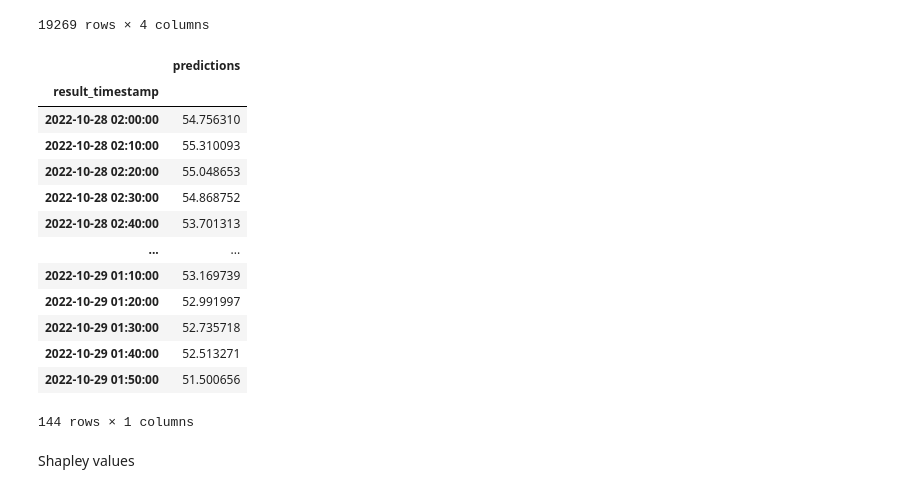
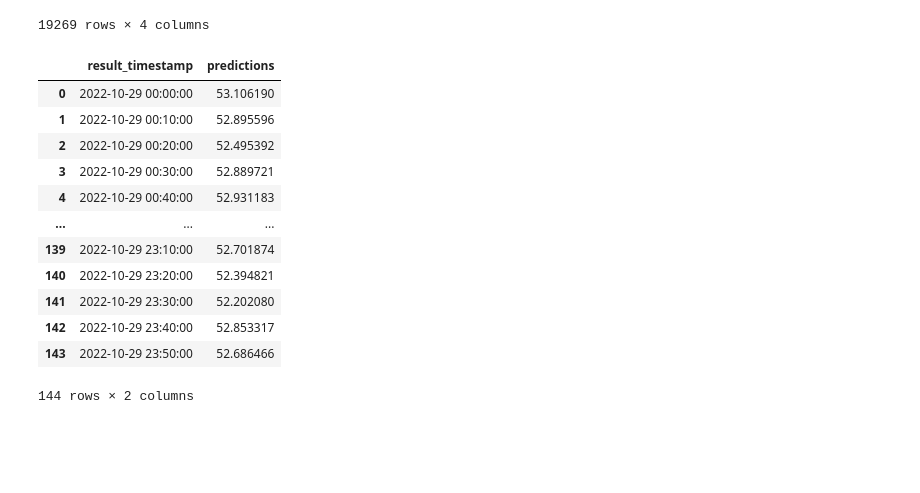
Before and after one commit to IvanaOsredek/ModernDataAnalyticsProject, a Jupyter notebook: MDA_main_notebook.ipynb, the cells around one changed output. Saved outputs shown, nothing was run; the diff lists cells and outputs as text; code cells hidden in the pictures; blank space fills up the shorter version.

Commit message:
Final model notebook

```diff
--- a/MDA_main_notebook.ipynb
+++ b/MDA_main_notebook.ipynb
@@ -329,16 +329,14 @@ Once shapley works, we should implement X_2 in cells below
 delayed_df_test, X_test, y_test = delay_noise_weather(final_df_last20)
 
 #fit best model on train and validation data
-final_pipeline.fit(X, y)
+final_pipeline.fit(X_2, y)
 
-#create predictions for test range
-best_model_predictions = final_pipeline.predict(X_test)
+#create predictions for test range, using selected features only
+X_test_2 = X_test.loc[:, selected_features]
+best_model_predictions = final_pipeline.predict(X_test_2)
 
 # Calculate the mean squared error
 mse = mean_squared_error(y_test, best_model_predictions)
-
-# Calculate the root mean squared error
-rmse = np.sqrt(mse)
-print(f"RMSE = {rmse}")
+print(f"MSE = {mse}")
 # %% [output]
 RMSE = 3.500217237737059
@@ -435,21 +428,21 @@ predictions_timestamped
 predictions_timestamped = predictions_timestamped.drop('index',axis=1)
 # %%
 averaged_pred = predictions_timestamped.groupby('result_timestamp').mean()
-averaged_pred_24h = averaged_pred.iloc[:144,]
+averaged_pred_24h = averaged_pred.iloc[132:276,]
+averaged_pred_24h.reset_index(inplace=True)
 averaged_pred_24h
 # %% [output]
-|  | predictions |
-| result_timestamp |  |
-| 2022-10-28 02:00:00 | 54.756310 |
-| 2022-10-28 02:10:00 | 55.310093 |
-| 2022-10-28 02:20:00 | 55.048653 |
-| 2022-10-28 02:30:00 | 54.868752 |
-| 2022-10-28 02:40:00 | 53.701313 |
-| ... | ... |
-| 2022-10-29 01:10:00 | 53.169739 |
-| 2022-10-29 01:20:00 | 52.991997 |
-| 2022-10-29 01:30:00 | 52.735718 |
-| 2022-10-29 01:40:00 | 52.513271 |
-| 2022-10-29 01:50:00 | 51.500656 |
+|  | result_timestamp | predictions |
+| 0 | 2022-10-29 00:00:00 | 53.106190 |
+| 1 | 2022-10-29 00:10:00 | 52.895596 |
+| 2 | 2022-10-29 00:20:00 | 52.495392 |
+| 3 | 2022-10-29 00:30:00 | 52.889721 |
+| 4 | 2022-10-29 00:40:00 | 52.931183 |
+| ... | ... | ... |
+| 139 | 2022-10-29 23:10:00 | 52.701874 |
+| 140 | 2022-10-29 23:20:00 | 52.394821 |
+| 141 | 2022-10-29 23:30:00 | 52.202080 |
+| 142 | 2022-10-29 23:40:00 | 52.853317 |
+| 143 | 2022-10-29 23:50:00 | 52.686466 |
-144 rows × 1 columns
+144 rows × 2 columns
 # %%
@@ -457,2 +449,0 @@ averaged_pred_24h.to_csv('averaged_pred_24h.csv', index=True)
-# %% [markdown]
-Shapley values
```
Also changed, not shown: parts of 9 cells of this notebook.
